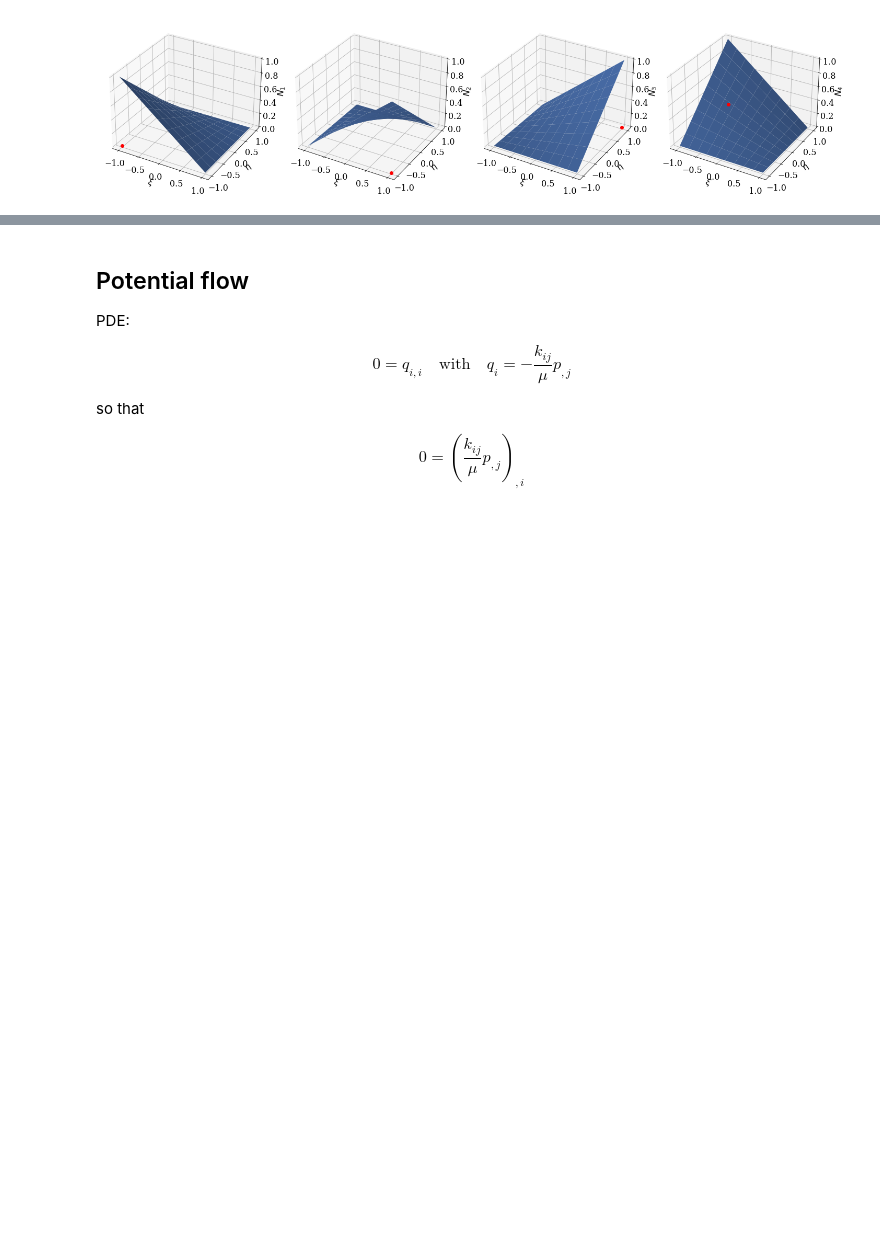
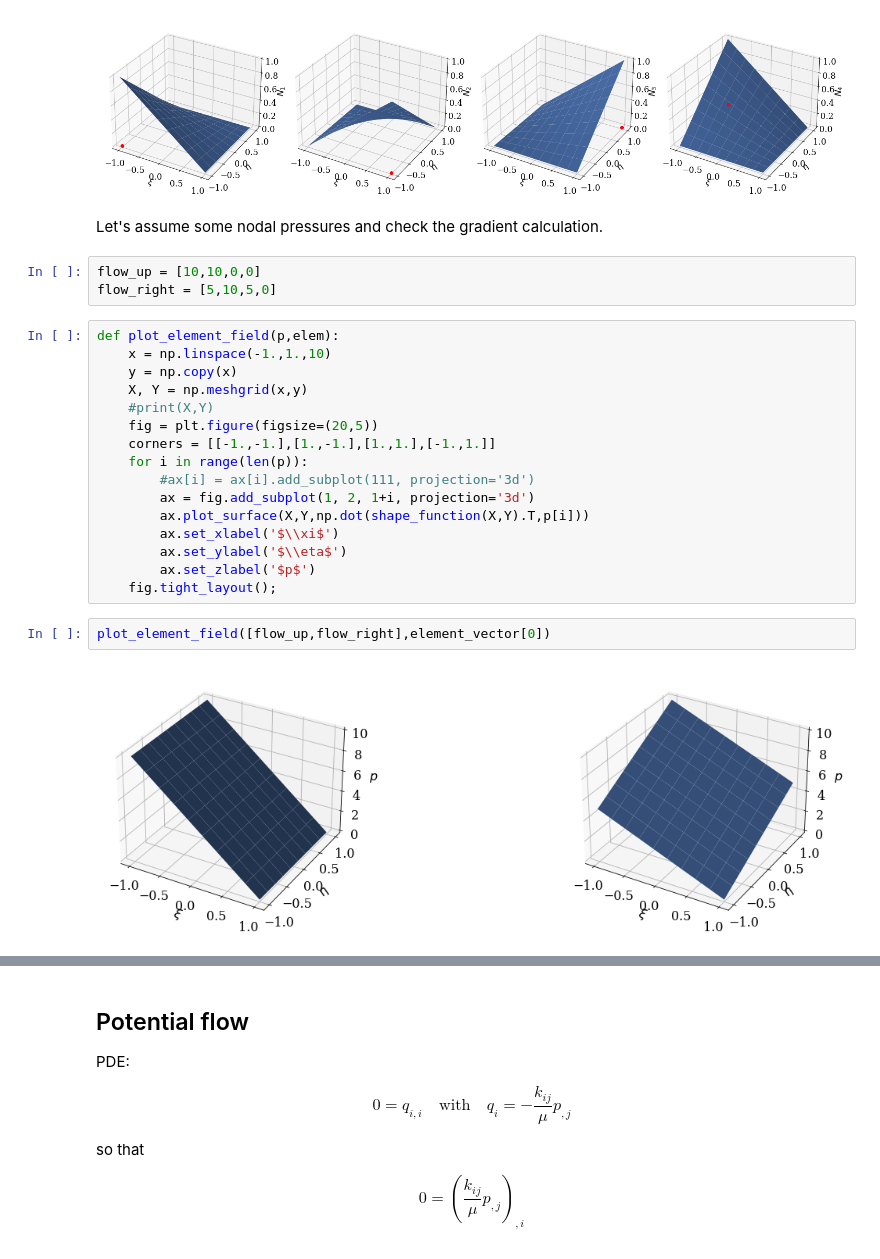
Before and after one commit to nagelt/Numerical_Methods_Introduction, a Jupyter notebook: 2D_FEM.ipynb, the cells around one changed output, grey strips where cells are left out. Saved outputs shown, nothing was run; the diff lists cells and outputs as text; blank space fills up the shorter version.

Commit message:
Additional plots.

```diff
--- a/2D_FEM.ipynb
+++ b/2D_FEM.ipynb
@@ -184,3 +186,28 @@ def plot_shape_functions():
 plot_shape_functions()
 # %% [output]
 [figure]
+# %% [markdown]
+Let's assume some nodal pressures and check the gradient calculation.
+# %%
+flow_up = [10,10,0,0]
+flow_right = [5,10,5,0]
+# %%
+def plot_element_field(p,elem):
+    x = np.linspace(-1.,1.,10)
+    y = np.copy(x)
+    X, Y = np.meshgrid(x,y)
+    #print(X,Y)
+    fig = plt.figure(figsize=(20,5))
+    corners = [[-1.,-1.],[1.,-1.],[1.,1.],[-1.,1.]]
+    for i in range(len(p)):
+        #ax[i] = ax[i].add_subplot(111, projection='3d')
+        ax = fig.add_subplot(1, 2, 1+i, projection='3d')
+        ax.plot_surface(X,Y,np.dot(shape_function(X,Y).T,p[i]))
+        ax.set_xlabel('$\\xi$')
+        ax.set_ylabel('$\\eta$')
+        ax.set_zlabel('$p$')
+    fig.tight_layout();
+# %%
+plot_element_field([flow_up,flow_right],element_vector[0])
+# %% [output]
+[figure, added]
```
Also changed, not shown: parts of 3 cells of this notebook.
